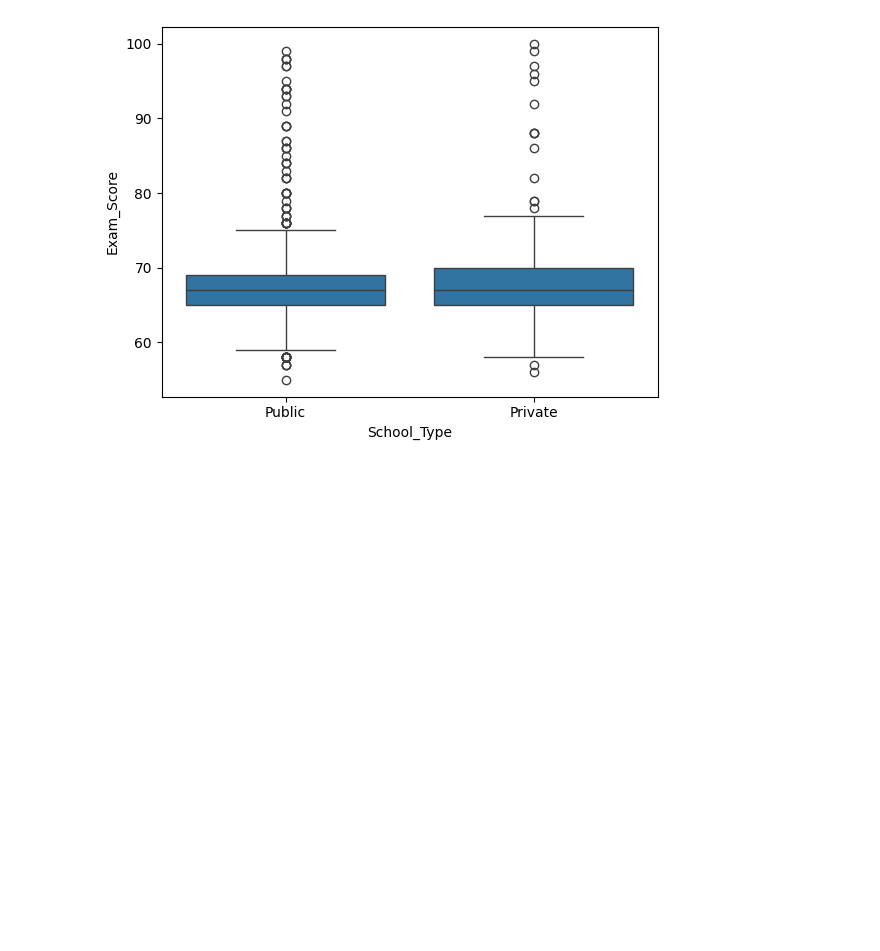
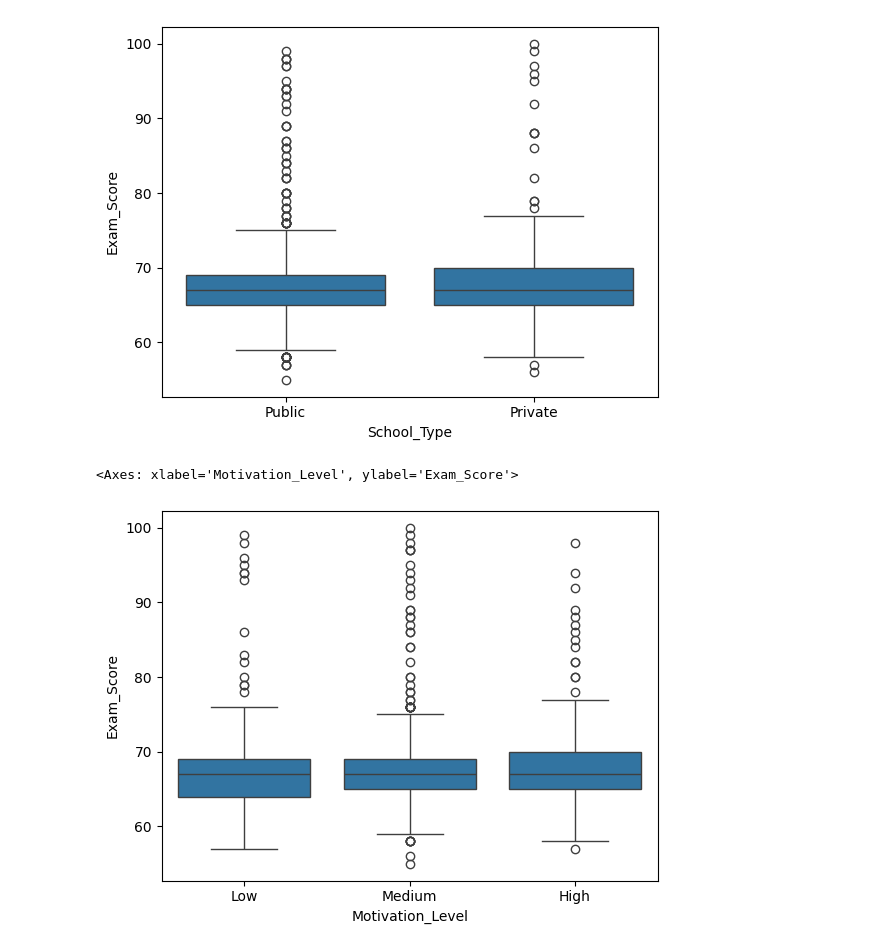
Before and after one commit to TentuDhanraj/MachineLearningsprojects2, a Jupyter notebook: code.ipynb, the cells around one changed output. Drawn from its saved outputs; the diff is of its cells as text; code cells hidden in the pictures; blank space fills up the shorter version.

```diff
--- a/code.ipynb
+++ b/code.ipynb
@@ -207,3 +195,8 @@ sns.boxplot(x="School_Type", y="Exam_Score", data=student_df)
 # %% [output]
 <Axes: xlabel='School_Type', ylabel='Exam_Score'>
 [figure]
+# %%
+sns.boxplot(x="Motivation_Level", y="Exam_Score", data=student_df)
+# %% [output]
+<Axes: xlabel='Motivation_Level', ylabel='Exam_Score'>
+[figure, added]
```
Also changed, not shown: parts of 20 cells of this notebook.
